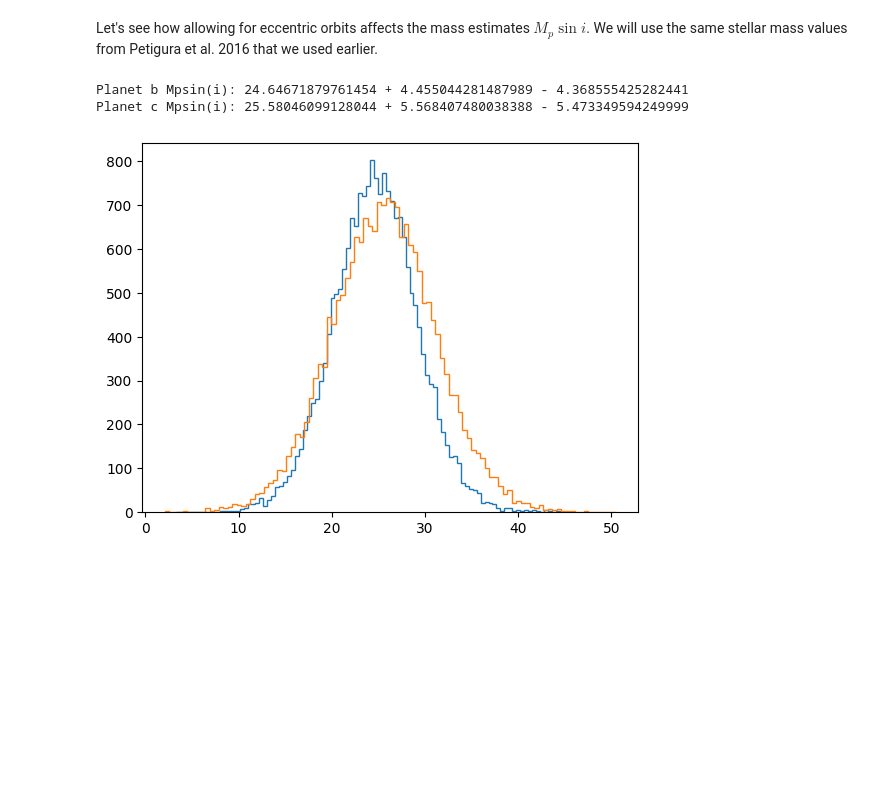
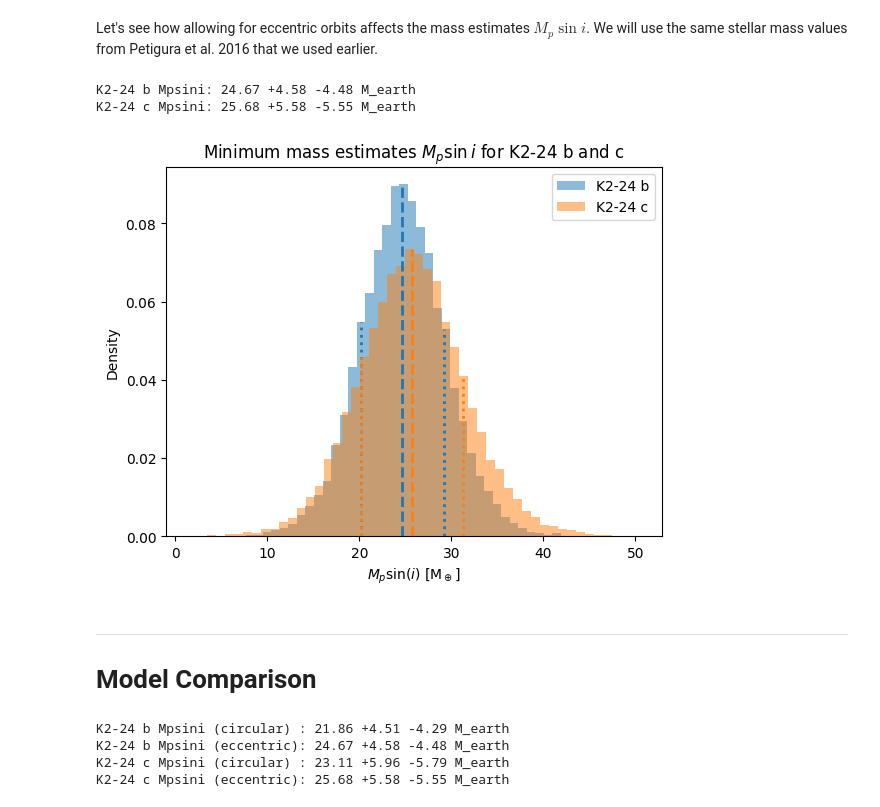
Before and after one commit to ross-dobson/ravest, a Jupyter notebook: docs/Examples/K2-24.ipynb, the cells around one changed output. Cells and saved outputs as stored; diff of their text form; code cells hidden in the pictures; blank space fills up the shorter version.

Commit message:
docs: update all example notebooks and data to support multi-instrument

```diff
--- a/docs/Examples/K2-24.ipynb
+++ b/docs/Examples/K2-24.ipynb
@@ -42,0 +24,4 @@ data
+# %%
+fpath = Path.cwd() / "example_data" / "K2-24.csv"
+data = pd.read_csv(fpath)
+data
@@ -293,7 +300,8 @@ parameterisation_se = Parameterisation("P K secosw sesinw Tc")
 fitter_se = Fitter(planet_letters=["b","c"], parameterisation=parameterisation_se)
 fitter_se.add_data(time=data["time"].to_numpy(),
                    vel=data["vel"].to_numpy(),
-                   verr=data["errvel"].to_numpy(),
+                   velerr=data["errvel"].to_numpy(),
+                   instrument=data["tel"].to_numpy(),
                    t0=2420)
 print(fitter_se.t0)
 
@@ -311,11 +319,11 @@ params_se = {"P_b": Parameter(20.8853, "d", fixed=True),
             "sesinw_c": Parameter(0.01, "", fixed=False),
             "Tc_c": Parameter(2082.6252, "d", fixed=True),
 
-            "g": Parameter(-3.99195, "m/s", fixed=False),
+            "g_HIRES": Parameter(-3.99195, "m/s", fixed=False),
             "gd": Parameter(0, "m/s/day", fixed=False),
             "gdd": Parameter(0, "m/s/day^2", fixed=False),
 
-            "jit": Parameter(2.09753, "m/s", fixed=False),
+            "jit_HIRES": Parameter(2.09753, "m/s", fixed=False),
             }
 
 fitter_se.params = params_se
@@ -349,11 +357,11 @@ priors_se = {
           "e_c": ravest.prior.EccentricityUniform(upper=0.8),     # Prior on e & w, even though fitting in secosw sesinw
           "w_c": ravest.prior.Uniform(lower=-np.pi, upper=np.pi),
 
-          "g": ravest.prior.Uniform(lower=-10, upper=10),
+          "g_HIRES": ravest.prior.Uniform(lower=-10, upper=10),
           "gd": ravest.prior.Uniform(lower=-0.1, upper=0.1),
           "gdd": ravest.prior.Uniform(lower=-0.01, upper=0.01),
 
-          "jit": ravest.prior.Uniform(lower=0, upper=5),
+          "jit_HIRES": ravest.prior.Uniform(lower=0, upper=5),
         }
 
 fitter_se.priors = priors_se
@@ -399,4 +407,4 @@ fitter_se.plot_MAP_phase(planet_letter="c", map_result=map_results_se)
 We can already see that the residuals are generally tighter than they were in the circular case.
 # %%
 nwalkers_se = 20
-mcmc_init_se = fitter_se.generate_initial_walker_positions_from_map(map_result=map_results_se, nwalkers=nwalkers_se, verbose=True)
+mcmc_init_se = fitter_se.generate_initial_walker_positions_from_map(map_result=map_results_se, nwalkers=nwalkers_se, verbose=False)
@@ -502,31 +492,64 @@ while any(mstar <= 0):
 # %%
 # get the posterior samples (both free and fixed) as a dictionary
 posterior_params_se = fitter_se.get_mcmc_posterior_dict(discard_start=nburn, discard_end=0, thin=thin_rate)  # get the fixed value for fixed parameters, get the MCMC samples for the free parameters
 
 # we need to convert secosw and sesinw to e and w
 # let's do this using the parameterisation class, parameterisation_se
 posterior_params_se["e_b"], posterior_params_se["w_b"] = parameterisation_se.convert_secosw_sesinw_to_e_w(posterior_params_se["secosw_b"], posterior_params_se["sesinw_b"])
 # and the same for _c
 posterior_params_se["e_c"], posterior_params_se["w_c"] = parameterisation_se.convert_secosw_sesinw_to_e_w(posterior_params_se["secosw_c"], posterior_params_se["sesinw_c"])
 
-
 # use the MCMC samples and the stellar mass distribution to get a distribution for Mp sin(i)
-
 mpsini_b_se = calculate_mpsini(mstar, posterior_params_se["P_b"], posterior_params_se["K_b"], posterior_params_se["e_b"], unit="M_earth")
 mpsini_c_se = calculate_mpsini(mstar, posterior_params_se["P_c"], posterior_params_se["K_c"], posterior_params_se["e_c"], unit="M_earth")
 
-# calculate the median and 1-sigma uncertainties
-perc_b_se = np.percentile(mpsini_b_se, [16, 50, 84])
-perc_c_se = np.percentile(mpsini_c_se, [16, 50, 84])
-print("Planet b Mpsin(i):", perc_b_se[1], "+", perc_b_se[1] - perc_b_se[0], "-", perc_b_se[2] - perc_b_se[1])
-print("Planet c Mpsin(i):", perc_c_se[1], "+", perc_c_se[1] - perc_c_se[0], "-", perc_c_se[2] - perc_c_se[1])
+# Plot the mpsini posterior distributions overlapping
+fig, ax = plt.subplots(1, 1)
+ax.set_title("Minimum mass estimates $M_p\\sin{i}$ for K2-24 b and c")
+ax.set_xlabel("$M_p \\sin(i)$ [M$_\\oplus$]")
+ax.set_ylabel("Density")
 
-# Plot the mass posteriors for inspection
-plt.hist(mpsini_b_se, bins=100, histtype="step")
-plt.hist(mpsini_c_se, bins=100, histtype="step")
-plt.show()
+# Plot both histograms first, normalised so they're visually comparable
+plot_b_se = ax.hist(mpsini_b_se, bins=50, color="tab:blue", alpha=0.5, label="K2-24 b", density=True)
+plot_c_se = ax.hist(mpsini_c_se, bins=50, color="tab:orange", alpha=0.5, label="K2-24 c", density=True)
+
+# Get the final y-axis bound after both histograms are drawn
+_, ymax_se = ax.get_ybound()
+
+# Overplot percentile lines for planet b
+ps_b_se = np.percentile(mpsini_b_se, [16, 50, 84])
+heights_b = plot_b_se[0][np.searchsorted(plot_b_se[1], ps_b_se, side='left') - 1]
+ax.axvline(ps_b_se[0], color='tab:blue', linestyle=':', linewidth=2, ymax=heights_b[0] / ymax_se)
+ax.axvline(ps_b_se[1], color='tab:blue', linestyle='--', linewidth=2, ymax=heights_b[1] / ymax_se)
+ax.axvline(ps_b_se[2], color='tab:blue', linestyle=':', linewidth=2, ymax=heights_b[2] / ymax_se)
+
+# Overplot percentile lines for planet c
+ps_c_se = np.percentile(mpsini_c_se, [16, 50, 84])
+heights_c = plot_c_se[0][np.searchsorted(plot_c_se[1], ps_c_se, side='left') - 1]
+ax.axvline(ps_c_se[0], color='tab:orange', linestyle=':', linewidth=2, ymax=heights_c[0] / ymax_se)
+ax.axvline(ps_c_se[1], color='tab:orange', linestyle='--', linewidth=2, ymax=heights_c[1] / ymax_se)
+ax.axvline(ps_c_se[2], color='tab:orange', linestyle=':', linewidth=2, ymax=heights_c[2] / ymax_se)
+
+ax.legend(loc="upper right")
+
+print(f"K2-24 b Mpsini: {ps_b_se[1]:.2f} +{ps_b_se[2]-ps_b_se[1]:.2f} -{ps_b_se[1]-ps_b_se[0]:.2f} M_earth")
+print(f"K2-24 c Mpsini: {ps_c_se[1]:.2f} +{ps_c_se[2]-ps_c_se[1]:.2f} -{ps_c_se[1]-ps_c_se[0]:.2f} M_earth")
 # %% [output]
-Planet b Mpsin(i): 24.64671879761454 + 4.455044281487989 - 4.368555425282441
-Planet c Mpsin(i): 25.58046099128044 + 5.568407480038388 - 5.473349594249999
+K2-24 b Mpsini: 24.67 +4.58 -4.48 M_earth
+K2-24 c Mpsini: 25.68 +5.58 -5.55 M_earth
-[figure, old version]
+[figure, new version]
+# %% [markdown]
+---
+
+# Model Comparison
+# %%
+print(f"K2-24 b Mpsini (circular) : {ps_b[1]:.2f} +{ps_b[2]-ps_b[1]:.2f} -{ps_b[1]-ps_b[0]:.2f} M_earth")
+print(f"K2-24 b Mpsini (eccentric): {ps_b_se[1]:.2f} +{ps_b_se[2]-ps_b_se[1]:.2f} -{ps_b_se[1]-ps_b_se[0]:.2f} M_earth")
+print(f"K2-24 c Mpsini (circular) : {ps_c[1]:.2f} +{ps_c[2]-ps_c[1]:.2f} -{ps_c[1]-ps_c[0]:.2f} M_earth")
+print(f"K2-24 c Mpsini (eccentric): {ps_c_se[1]:.2f} +{ps_c_se[2]-ps_c_se[1]:.2f} -{ps_c_se[1]-ps_c_se[0]:.2f} M_earth")
+# %% [output]
+K2-24 b Mpsini (circular) : 21.86 +4.51 -4.29 M_earth
+K2-24 b Mpsini (eccentric): 24.67 +4.58 -4.48 M_earth
+K2-24 c Mpsini (circular) : 23.11 +5.96 -5.79 M_earth
+K2-24 c Mpsini (eccentric): 25.68 +5.58 -5.55 M_earth
 # %% [markdown]
```
Also changed, not shown: parts of 33 cells of this notebook, 6 other files.
